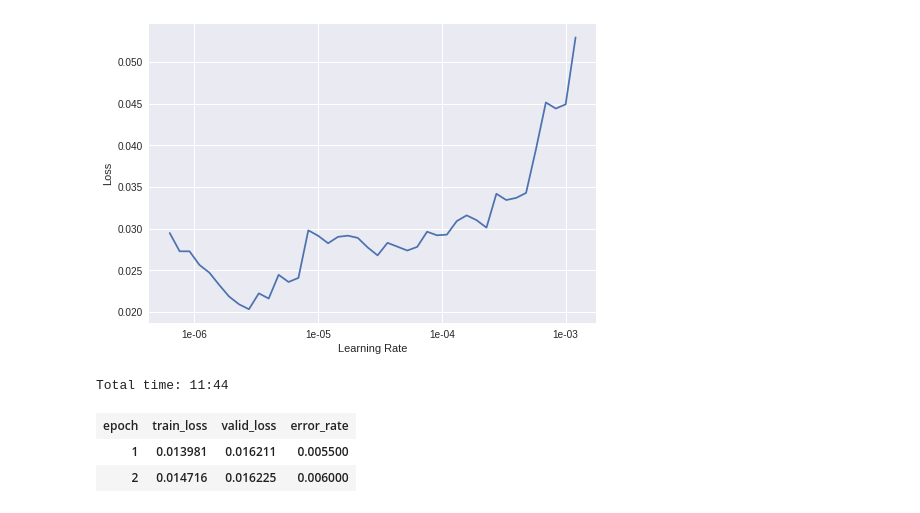
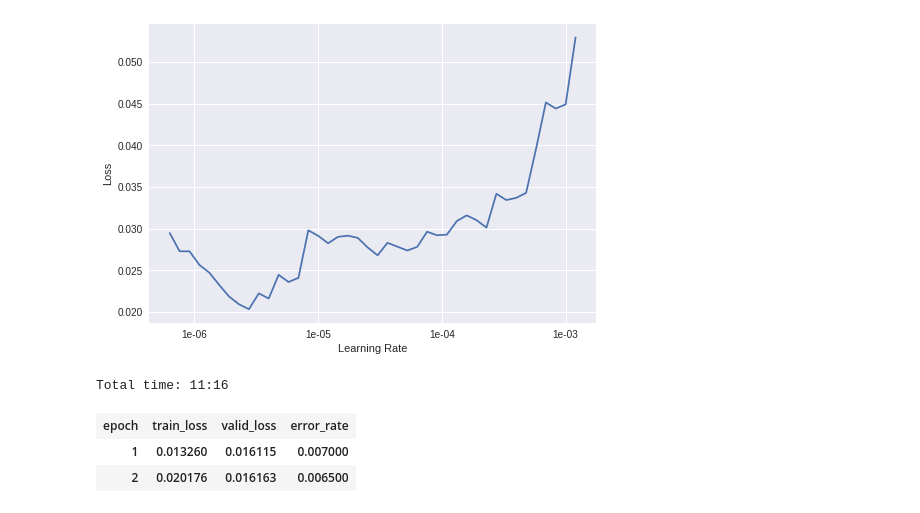
Before and after one commit to anjalinagel12/Cats-and-Dogs-classifier-using-FASTAI, a Jupyter notebook: catsdogs.ipynb, the cells around one changed output. Drawn from its saved outputs; the diff is of its cells as text; code cells hidden in the pictures.

```diff
--- a/catsdogs.ipynb
+++ b/catsdogs.ipynb
@@ -178,11 +180,11 @@ learn.recorder.plot()
 [figure]
 # %%
 learn.unfreeze()
-learn.fit_one_cycle(2, max_lr=slice(1e-6,1e-5))
+learn.fit_one_cycle(2, max_lr=slice(1e-6))
 # %% [output]
-Total time: 11:44
+Total time: 11:16
 | epoch | train_loss | valid_loss | error_rate |
-| 1 | 0.013981 | 0.016211 | 0.005500 |
-| 2 | 0.014716 | 0.016225 | 0.006000 |
+| 1 | 0.013260 | 0.016115 | 0.007000 |
+| 2 | 0.020176 | 0.016163 | 0.006500 |
 # %%
 learn.save('stage-2');
```
Also changed, not shown: parts of 1 cell of this notebook.
